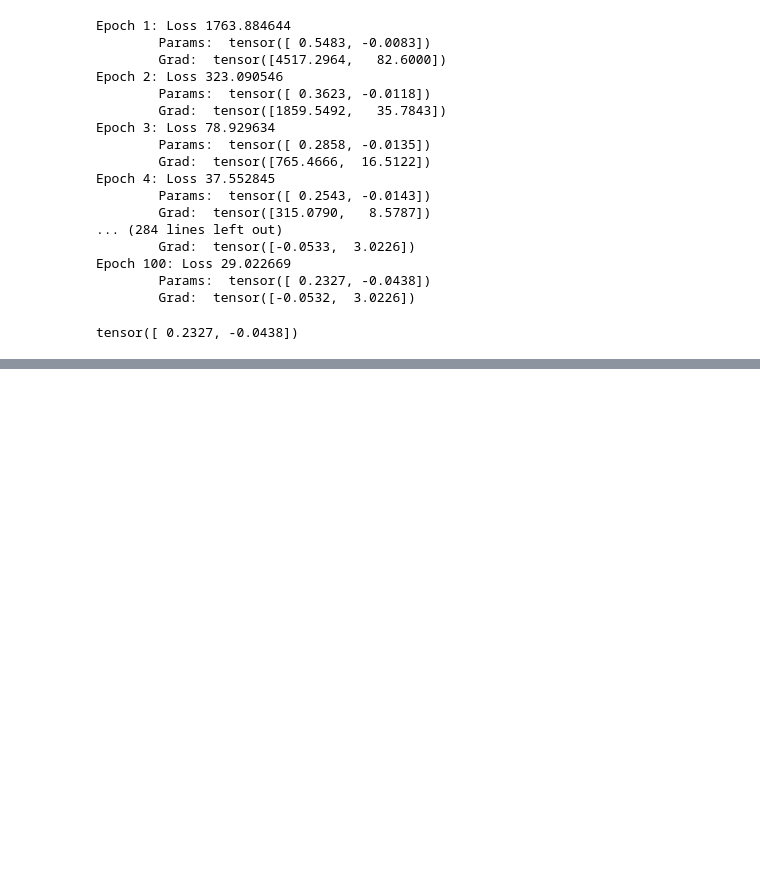
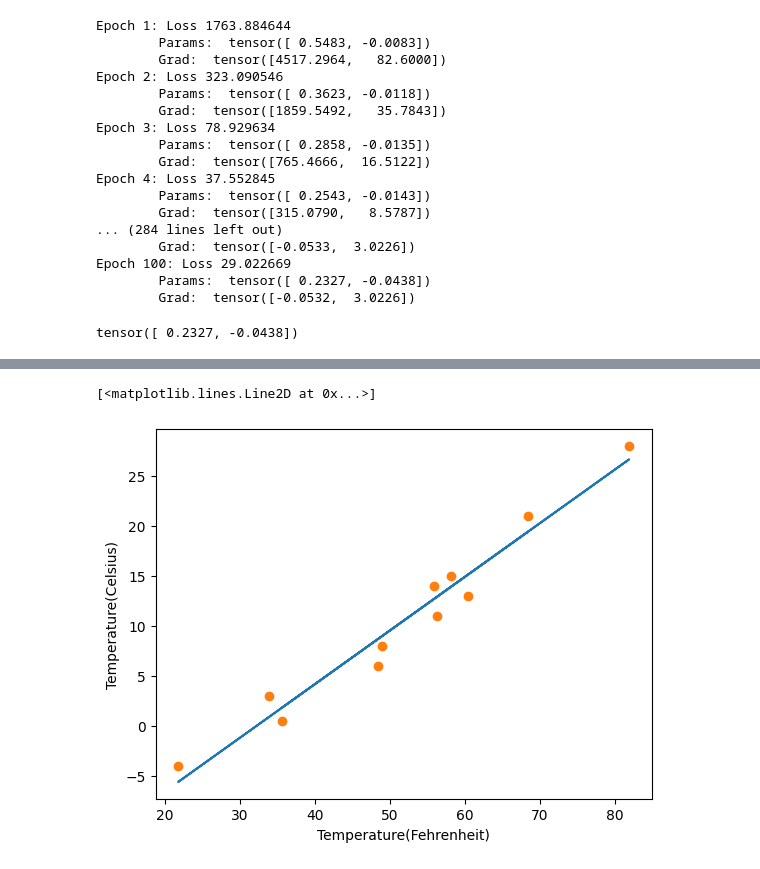
Before and after one commit to andyponn/2026_Deep-Learning-PyTorch, a Jupyter notebook: ch5.ipynb, the cells around one changed output, grey strips where cells are left out. Saved outputs shown, nothing was run; the diff lists cells and outputs as text; code cells hidden in the pictures; blank space fills up the shorter version.

```diff
--- a/ch5.ipynb
+++ b/ch5.ipynb
@@ -158,3 +160,10 @@ Epoch 100: Loss 29.022669
         Params:  tensor([ 0.2327, -0.0438])
         Grad:  tensor([-0.0532,  3.0226])
 tensor([ 0.2327, -0.0438])
+# %%
+t_un = 0.1 * t_u
+training_loop(n_epochs=100,
+              learning_rate=1e-2,  ##使用一開始會爆炸的學習率
+              params=torch.tensor([1.0,0.0]),
+              t_u=t_un,
+              t_c=t_c)
@@ -160,0 +189,9 @@ tensor([ 0.2327, -0.0438])
+# %%
+params = training_loop(n_epochs=5000,
+              learning_rate=1e-2,
+              params=torch.tensor([1.0,0.0]),
+              t_u=t_un,
+              t_c=t_c,
+              print_params=False)
+
+params
@@ -160,0 +217,15 @@ tensor([ 0.2327, -0.0438])
+# %%
+%matplotlib inline
+from matplotlib import pyplot as plt
+t_p = model(t_un, *params)
+                  # *params: params中的元素便會被當成單獨的引述傳入函式中
+                  # 訓練模型時使用的是經正規化*0.1的輸入資料
+fig = plt.figure(dpi=100)
+plt.xlabel("Temperature(Fehrenheit)")
+plt.ylabel("Temperature(Celsius)")
+plt.plot(t_u.numpy(), t_p.detach().numpy()) ##要畫出未經正規化的原始資料
+
+plt.plot(t_u.numpy(), t_c.numpy(), 'o')
+# %% [output]
+[<matplotlib.lines.Line2D at 0x...>]
+[figure, added]
```
Also changed, not shown: parts of 3 cells of this notebook, 1 other file.
